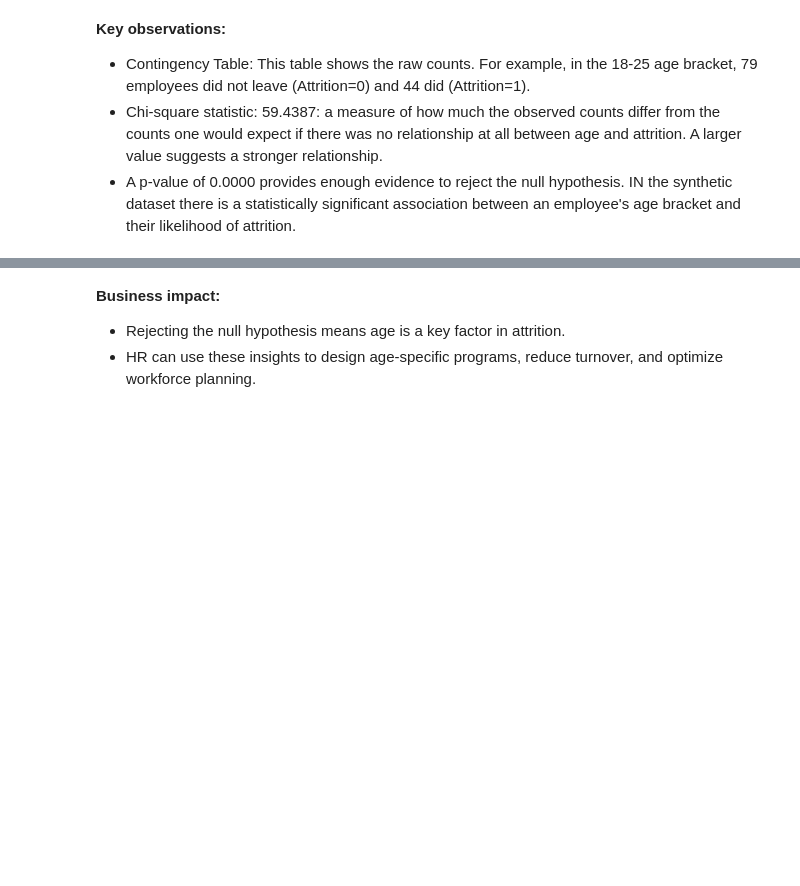
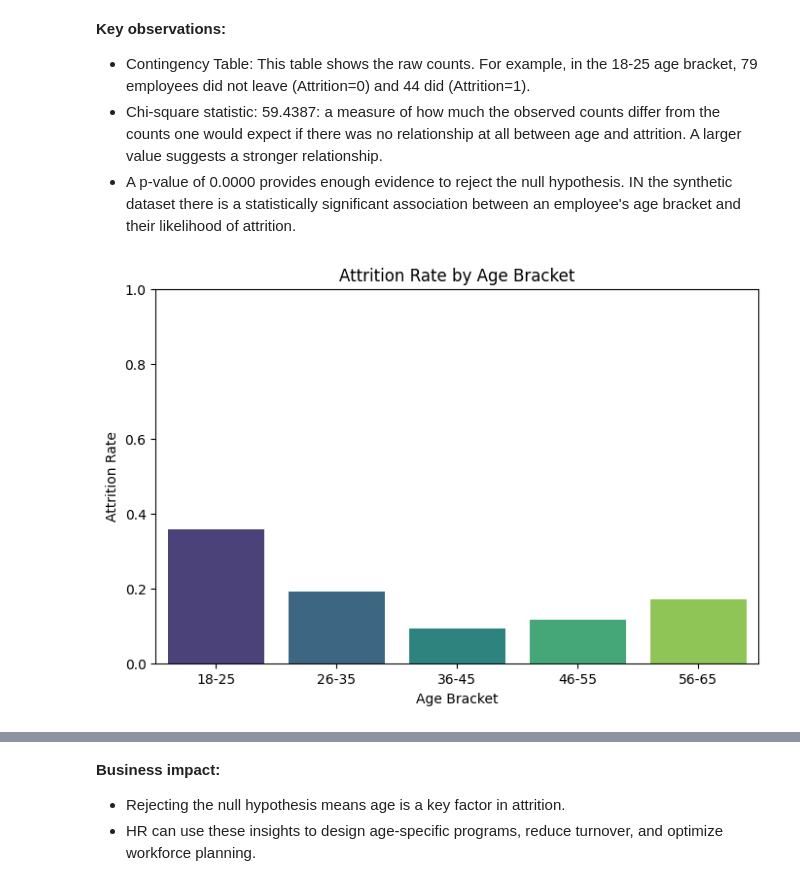
Before and after one commit to payal-kanani/hackathon2_predict_employee_attrition, a Jupyter notebook: jupyter_notebooks/predict_employee_attrition_transform.ipynb, the cells around one changed output, grey strips where cells are left out. Saved outputs shown, nothing was run; the diff lists cells and outputs as text; code cells hidden in the pictures; blank space fills up the shorter version.

```diff
--- a/jupyter_notebooks/predict_employee_attrition_transform.ipynb
+++ b/jupyter_notebooks/predict_employee_attrition_transform.ipynb
@@ -148,22 +354,24 @@ print(expected)
-# %%
-# Visualization: Attrition rate by AgeBracket
-import matplotlib.pyplot as plt
-import seaborn as sns
-
-if df_trans is not None:
-    # Calculate attrition rate per age bracket
-    attrition_rate = df_trans.groupby('AgeBracket')['Attrition'].mean().reset_index()
-
-    # Create the visualization
-    plt.figure(figsize=(8,5))
-    sns.barplot(x='AgeBracket', y='Attrition', data=attrition_rate, palette='viridis')
-    plt.title('Attrition Rate by Age Bracket')
-    plt.ylabel('Attrition Rate')
-    plt.xlabel('Age Bracket')
-    plt.ylim(0, 1)
-    plt.show()
 # %% [markdown]
 **Key observations:**
 * Contingency Table: This table shows the raw counts. For example, in the 18-25 age bracket, 79 employees did not leave (Attrition=0) and 44 did (Attrition=1).
 * Chi-square statistic: 59.4387: a measure of how much the observed counts differ from the counts one would expect if there was no relationship at all between age and attrition. A larger value suggests a stronger relationship.
 * A p-value of 0.0000 provides enough evidence to reject the null hypothesis. IN the synthetic dataset there is a statistically significant association between an employee's age bracket and their likelihood of attrition.
+# %%
+# Visualization: Attrition rate by AgeBracket
+import matplotlib.pyplot as plt
+import seaborn as sns
+
+if df_trans is not None:
+    # Calculate attrition rate per age bracket
+    attrition_rate = df_trans.groupby('AgeBracket')['Attrition'].mean().reset_index()
+
+    # Create the visualization
+    plt.figure(figsize=(8,5))
+    sns.barplot(x='AgeBracket', y='Attrition', data=attrition_rate, palette='viridis', hue = "AgeBracket")
+    plt.title('Attrition Rate by Age Bracket')
+    plt.ylabel('Attrition Rate')
+    plt.xlabel('Age Bracket')
+    plt.ylim(0, 1)
+    plt.show()
+# %% [output]
+[figure, added]
```
Also changed, not shown: parts of 45 cells of this notebook, 1 other file.
